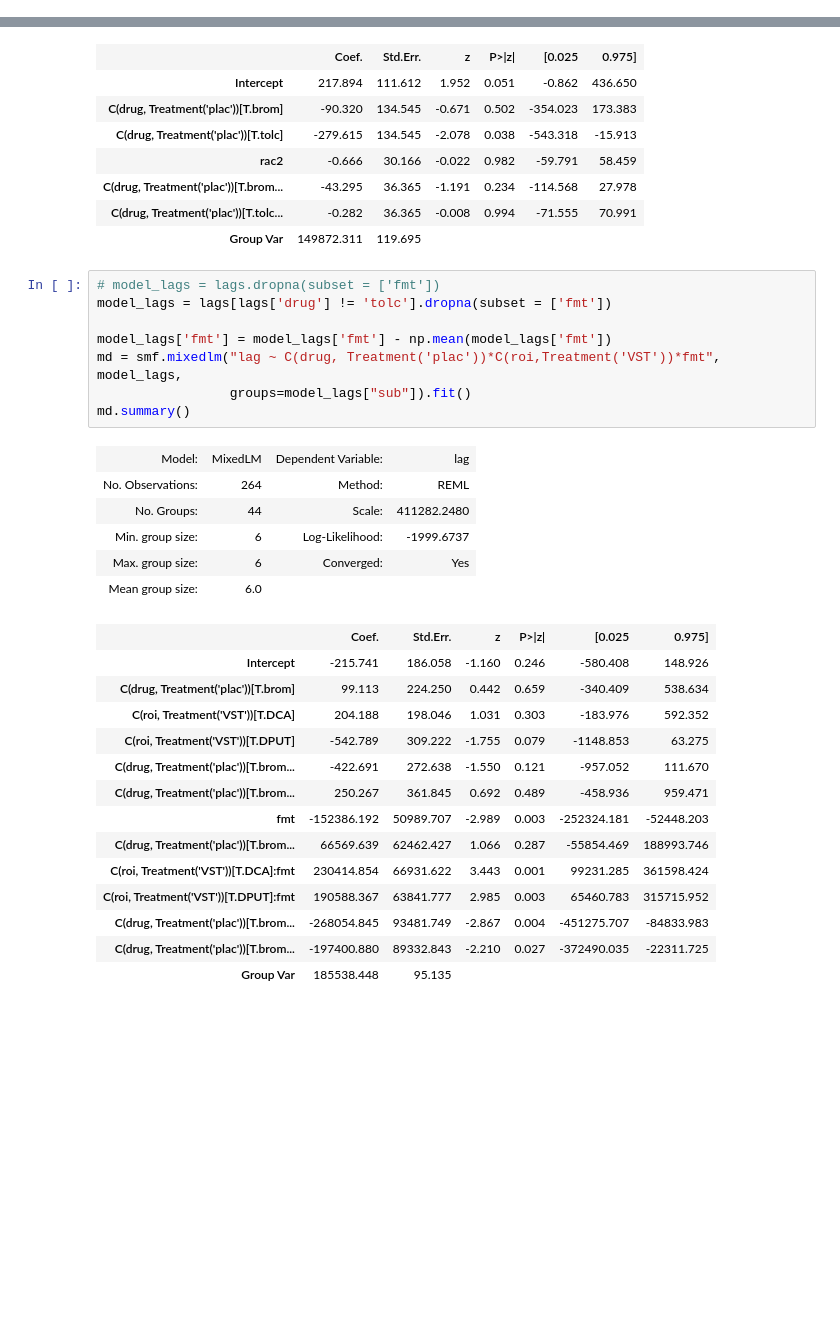
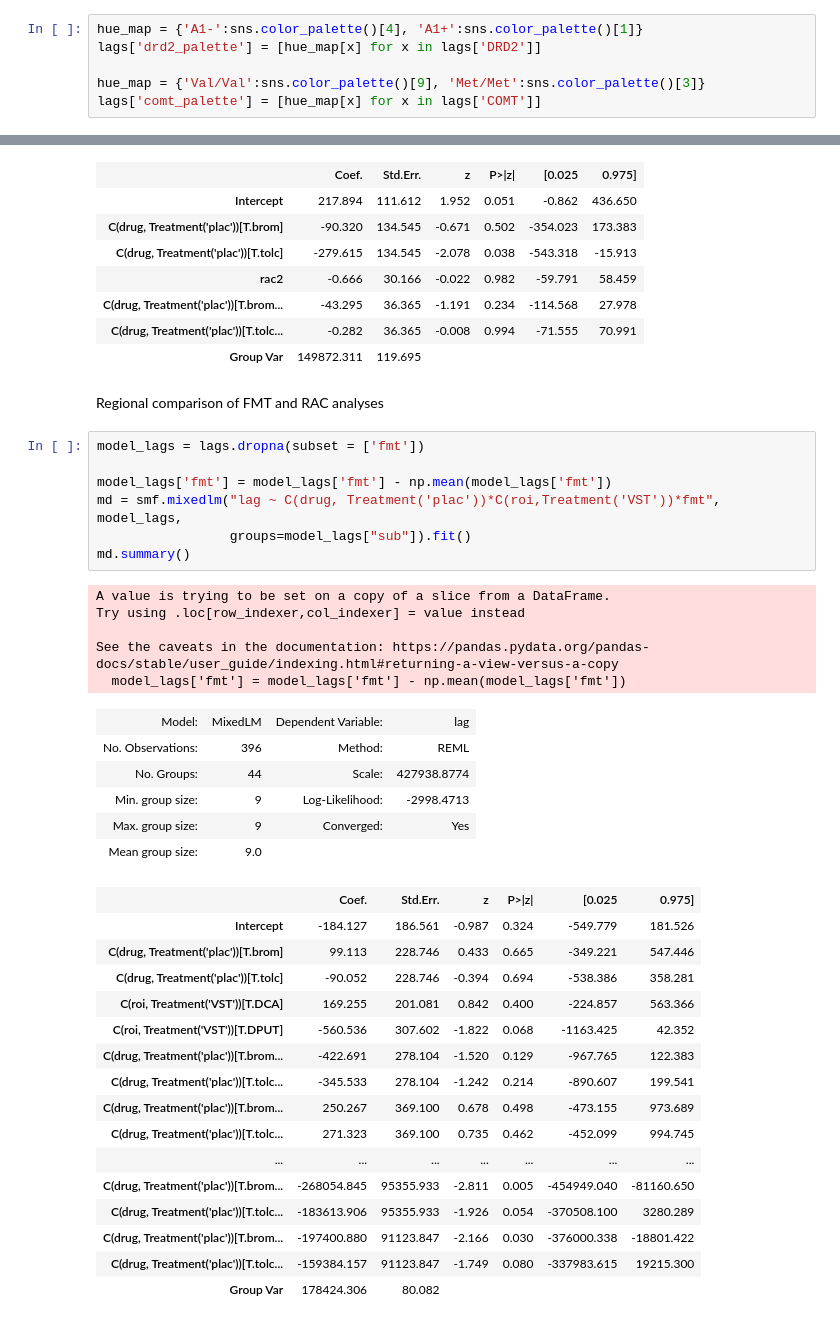
Before and after one commit to iancballard/hemodynamic_latency, a Jupyter notebook: fig3_paper.ipynb, the cells around one changed output, grey strips where cells are left out. Cells and saved outputs as stored; diff of their text form; blank space fills up the shorter version.

```diff
--- a/fig3_paper.ipynb
+++ b/fig3_paper.ipynb
@@ -125,6 +125,12 @@ sns.color_palette()
  (0.4980392156862745, 0.4980392156862745, 0.4980392156862745),
  (0.7372549019607844, 0.7411764705882353, 0.13333333333333333),
  (0.09019607843137255, 0.7450980392156863, 0.8117647058823529)]
+# %%
+hue_map = {'A1-':sns.color_palette()[4], 'A1+':sns.color_palette()[1]}
+lags['drd2_palette'] = [hue_map[x] for x in lags['DRD2']]
+
+hue_map = {'Val/Val':sns.color_palette()[9], 'Met/Met':sns.color_palette()[3]}
+lags['comt_palette'] = [hue_map[x] for x in lags['COMT']]
 # %%
 #plotting settings
 fontsize = 14
@@ -640,32 +759,40 @@ md.summary()
 | C(drug, Treatment('plac'))[T.brom... | -43.295 | 36.365 | -1.191 | 0.234 | -114.568 | 27.978 |
 | C(drug, Treatment('plac'))[T.tolc... | -0.282 | 36.365 | -0.008 | 0.994 | -71.555 | 70.991 |
 | Group Var | 149872.311 | 119.695 |  |  |  |  |
+# %% [markdown]
+Regional comparison of FMT and RAC analyses
 # %%
-# model_lags = lags.dropna(subset = ['fmt'])
-model_lags = lags[lags['drug'] != 'tolc'].dropna(subset = ['fmt'])
+model_lags = lags.dropna(subset = ['fmt'])
 
 model_lags['fmt'] = model_lags['fmt'] - np.mean(model_lags['fmt'])
 md = smf.mixedlm("lag ~ C(drug, Treatment('plac'))*C(roi,Treatment('VST'))*fmt", model_lags,
                  groups=model_lags["sub"]).fit()
 md.summary()
 # %% [output]
+A value is trying to be set on a copy of a slice from a DataFrame.
+Try using .loc[row_indexer,col_indexer] = value instead
+
+See the caveats in the documentation: https://pandas.pydata.org/pandas-docs/stable/user_guide/indexing.html#returning-a-view-versus-a-copy
+  model_lags['fmt'] = model_lags['fmt'] - np.mean(model_lags['fmt'])
 | Model: | MixedLM | Dependent Variable: | lag |
-| No. Observations: | 264 | Method: | REML |
-| No. Groups: | 44 | Scale: | 411282.2480 |
-| Min. group size: | 6 | Log-Likelihood: | -1999.6737 |
-| Max. group size: | 6 | Converged: | Yes |
-| Mean group size: | 6.0 |  |  |
+| No. Observations: | 396 | Method: | REML |
+| No. Groups: | 44 | Scale: | 427938.8774 |
+| Min. group size: | 9 | Log-Likelihood: | -2998.4713 |
+| Max. group size: | 9 | Converged: | Yes |
+| Mean group size: | 9.0 |  |  |
 |  | Coef. | Std.Err. | z | P>|z| | [0.025 | 0.975] |
-| Intercept | -215.741 | 186.058 | -1.160 | 0.246 | -580.408 | 148.926 |
-| C(drug, Treatment('plac'))[T.brom] | 99.113 | 224.250 | 0.442 | 0.659 | -340.409 | 538.634 |
-| C(roi, Treatment('VST'))[T.DCA] | 204.188 | 198.046 | 1.031 | 0.303 | -183.976 | 592.352 |
-| C(roi, Treatment('VST'))[T.DPUT] | -542.789 | 309.222 | -1.755 | 0.079 | -1148.853 | 63.275 |
-| C(drug, Treatment('plac'))[T.brom... | -422.691 | 272.638 | -1.550 | 0.121 | -957.052 | 111.670 |
-| C(drug, Treatment('plac'))[T.brom... | 250.267 | 361.845 | 0.692 | 0.489 | -458.936 | 959.471 |
-| fmt | -152386.192 | 50989.707 | -2.989 | 0.003 | -252324.181 | -52448.203 |
-| C(drug, Treatment('plac'))[T.brom... | 66569.639 | 62462.427 | 1.066 | 0.287 | -55854.469 | 188993.746 |
-| C(roi, Treatment('VST'))[T.DCA]:fmt | 230414.854 | 66931.622 | 3.443 | 0.001 | 99231.285 | 361598.424 |
-| C(roi, Treatment('VST'))[T.DPUT]:fmt | 190588.367 | 63841.777 | 2.985 | 0.003 | 65460.783 | 315715.952 |
-| C(drug, Treatment('plac'))[T.brom... | -268054.845 | 93481.749 | -2.867 | 0.004 | -451275.707 | -84833.983 |
-| C(drug, Treatment('plac'))[T.brom... | -197400.880 | 89332.843 | -2.210 | 0.027 | -372490.035 | -22311.725 |
-| Group Var | 185538.448 | 95.135 |  |  |  |  |
+| Intercept | -184.127 | 186.561 | -0.987 | 0.324 | -549.779 | 181.526 |
+| C(drug, Treatment('plac'))[T.brom] | 99.113 | 228.746 | 0.433 | 0.665 | -349.221 | 547.446 |
+| C(drug, Treatment('plac'))[T.tolc] | -90.052 | 228.746 | -0.394 | 0.694 | -538.386 | 358.281 |
+| C(roi, Treatment('VST'))[T.DCA] | 169.255 | 201.081 | 0.842 | 0.400 | -224.857 | 563.366 |
+| C(roi, Treatment('VST'))[T.DPUT] | -560.536 | 307.602 | -1.822 | 0.068 | -1163.425 | 42.352 |
+| C(drug, Treatment('plac'))[T.brom... | -422.691 | 278.104 | -1.520 | 0.129 | -967.765 | 122.383 |
+| C(drug, Treatment('plac'))[T.tolc... | -345.533 | 278.104 | -1.242 | 0.214 | -890.607 | 199.541 |
+| C(drug, Treatment('plac'))[T.brom... | 250.267 | 369.100 | 0.678 | 0.498 | -473.155 | 973.689 |
+| C(drug, Treatment('plac'))[T.tolc... | 271.323 | 369.100 | 0.735 | 0.462 | -452.099 | 994.745 |
+| ... | ... | ... | ... | ... | ... | ... |
+| C(drug, Treatment('plac'))[T.brom... | -268054.845 | 95355.933 | -2.811 | 0.005 | -454949.040 | -81160.650 |
+| C(drug, Treatment('plac'))[T.tolc... | -183613.906 | 95355.933 | -1.926 | 0.054 | -370508.100 | 3280.289 |
+| C(drug, Treatment('plac'))[T.brom... | -197400.880 | 91123.847 | -2.166 | 0.030 | -376000.338 | -18801.422 |
+| C(drug, Treatment('plac'))[T.tolc... | -159384.157 | 91123.847 | -1.749 | 0.080 | -337983.615 | 19215.300 |
+| Group Var | 178424.306 | 80.082 |  |  |  |  |
```
Also changed, not shown: parts of 18 cells of this notebook, 3 other files.
